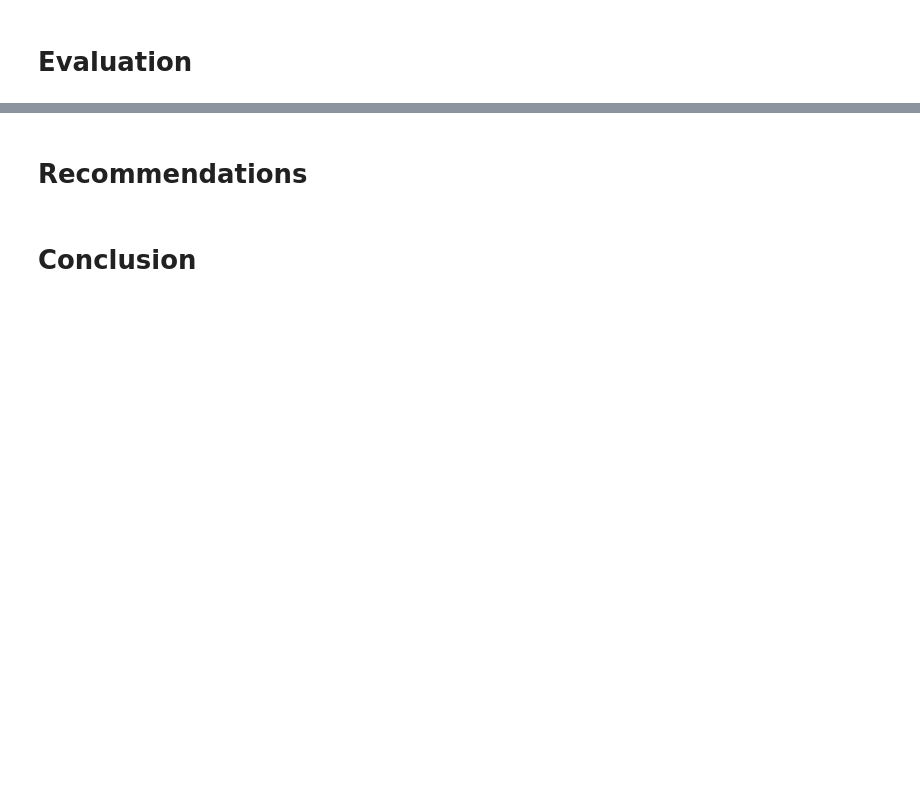
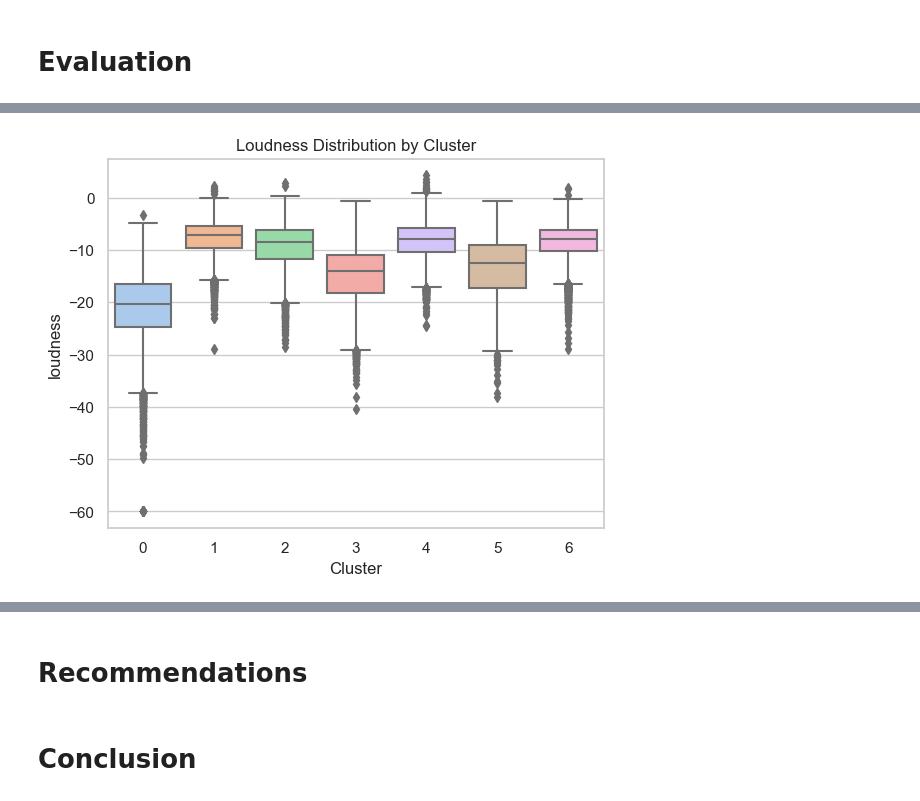
Before and after one commit to hannahdallas/captstone, a Jupyter notebook: notebook.ipynb, the cells around one changed output, grey strips where cells are left out. Cells and saved outputs as stored; diff of their text form; code cells hidden in the pictures; blank space fills up the shorter version.

```diff
--- a/notebook.ipynb
+++ b/notebook.ipynb
@@ -870,0 +975,6 @@ Use NLP to analyze song lyrics and improve mood classification.
+# %%
+sns.boxplot(data=data_for_clustering, x="Cluster", y="loudness", palette="pastel")
+plt.title("Loudness Distribution by Cluster")
+plt.show()
+# %% [output]
+[figure, added]
```
Also changed, not shown: parts of 76 cells of this notebook.
